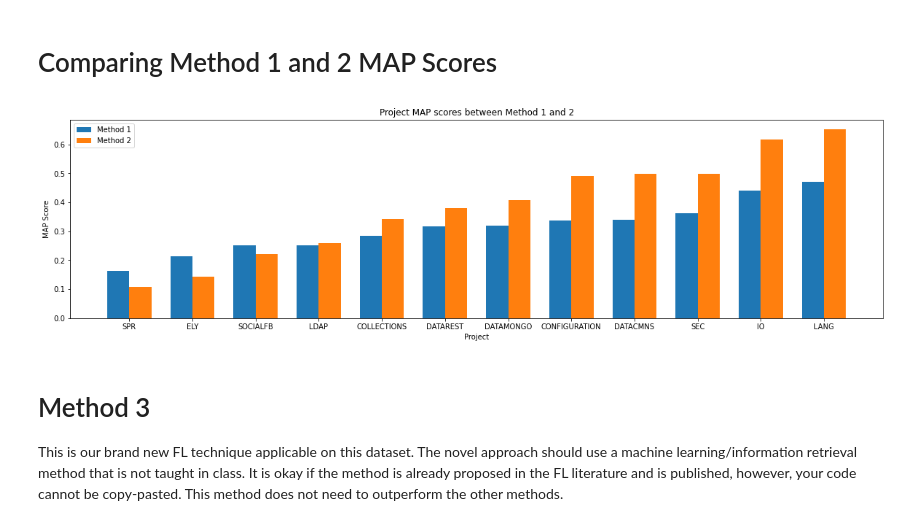
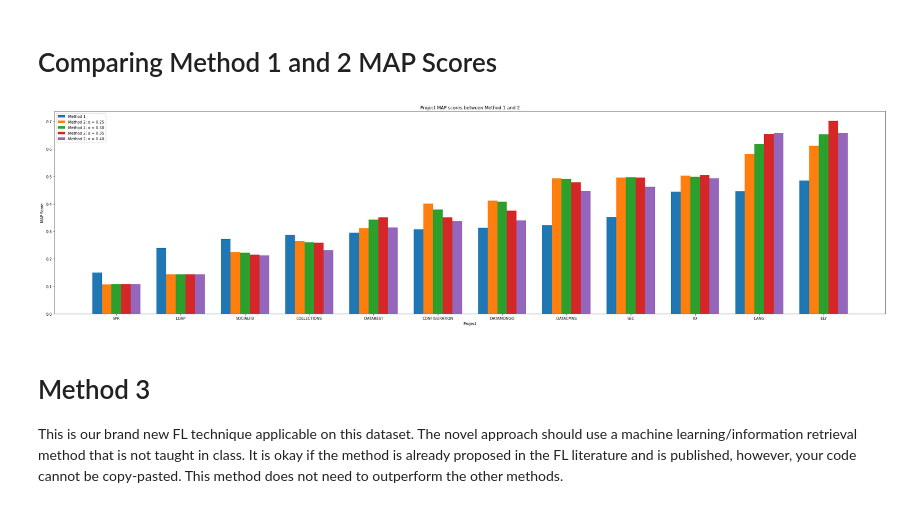
Before and after one commit to Tijunel/ENSF544-FINAL, a Jupyter notebook: Preprocessing.ipynb, the cells around one changed output. Saved outputs shown, nothing was run; the diff lists cells and outputs as text; code cells hidden in the pictures.

```diff
--- a/Preprocessing.ipynb
+++ b/Preprocessing.ipynb
@@ -885,30 +893,44 @@ plt.show()
 # Comparing Method 1 and 2 MAP Scores
 # %%
 # Comparing Method 1 and 2 MAP scores
-method1_scores = calculate_scores(bug_reports, calculate_average_precision, 'average_precision', 'similarities')
-method1_scores = dict(sorted(method1_scores.items(), key=lambda item: item[1]))
-method2_scores = calculate_scores(testing_bug_reports, calculate_average_precision, 'average_precision', 'final_scores')
-method2_scores = dict(sorted(method2_scores.items(), key=lambda item: item[1]))
+testing_bug_reports['final_scores'] = calculate_final_scores(testing_bug_reports, 0.25)
+method2_scores_α025 = calculate_scores(testing_bug_reports, calculate_average_precision, 'average_precision', 'final_scores')
+method2_scores_α025 = dict(sorted(method2_scores_α025.items(), key=lambda item: item[1]))
+
+testing_bug_reports['final_scores'] = calculate_final_scores(testing_bug_reports, 0.3)
+method2_scores_α030 = calculate_scores(testing_bug_reports, calculate_average_precision, 'average_precision', 'final_scores')
+method2_scores_α030 = dict(sorted(method2_scores_α030.items(), key=lambda item: item[1]))
+
+testing_bug_reports['final_scores'] = calculate_final_scores(testing_bug_reports, 0.35)
+method2_scores_α035 = calculate_scores(testing_bug_reports, calculate_average_precision, 'average_precision', 'final_scores')
+method2_scores_α035 = dict(sorted(method2_scores_α035.items(), key=lambda item: item[1]))
+
+testing_bug_reports['final_scores'] = calculate_final_scores(testing_bug_reports, 0.40)
+method2_scores_α040 = calculate_scores(testing_bug_reports, calculate_average_precision, 'average_precision', 'final_scores')
+method2_scores_α040 = dict(sorted(method2_scores_α040.items(), key=lambda item: item[1]))
 
 labels = list(method1_scores.keys())
 x = np.arange(len(labels))
-width = 0.35
+width = 0.15
 
 fig, ax = plt.subplots()
-rects1 = ax.bar(x - width/2, list(method1_scores.values()), width, label="Method 1")
-rects2 = ax.bar(x + width/2, list(method2_scores.values()), width, label="Method 2")
+ax.bar(x - 0.3, list(method1_scores.values()), width, label="Method 1")
+ax.bar(x - 0.15, list(method2_scores_α025.values()), width, label="Method 2; α = 0.25")
+ax.bar(x + 0.0, list(method2_scores_α030.values()), width, label="Method 2; α = 0.30")
+ax.bar(x + 0.15, list(method2_scores_α035.values()), width, label="Method 2; α = 0.35")
+ax.bar(x + 0.30, list(method2_scores_α040.values()), width, label="Method 2; α = 0.40")
 
 ax.set_xlabel('Project')
 ax.set_ylabel('MAP Score')
 ax.set_title('Project MAP scores between Method 1 and 2')
 ax.set_xticks(x)
 ax.set_xticklabels(labels)
 ax.legend()
 
 fig.set_size_inches(40, 10)
 plt.show()
 # %% [output]
-[figure, old version]
+[figure, new version]
 # %% [markdown]
 # Method 3
 
```
Also changed, not shown: parts of 3 cells of this notebook.
